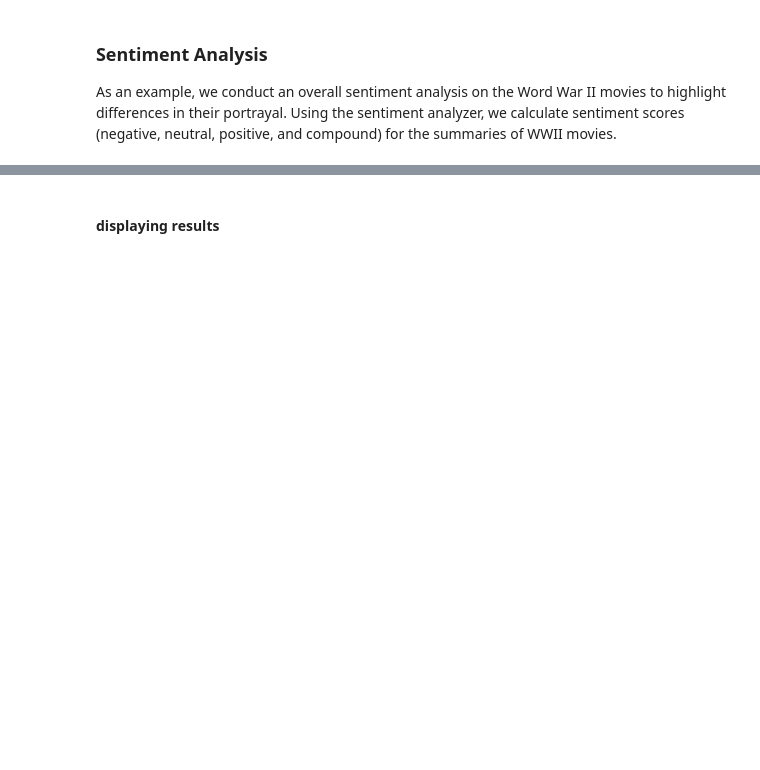
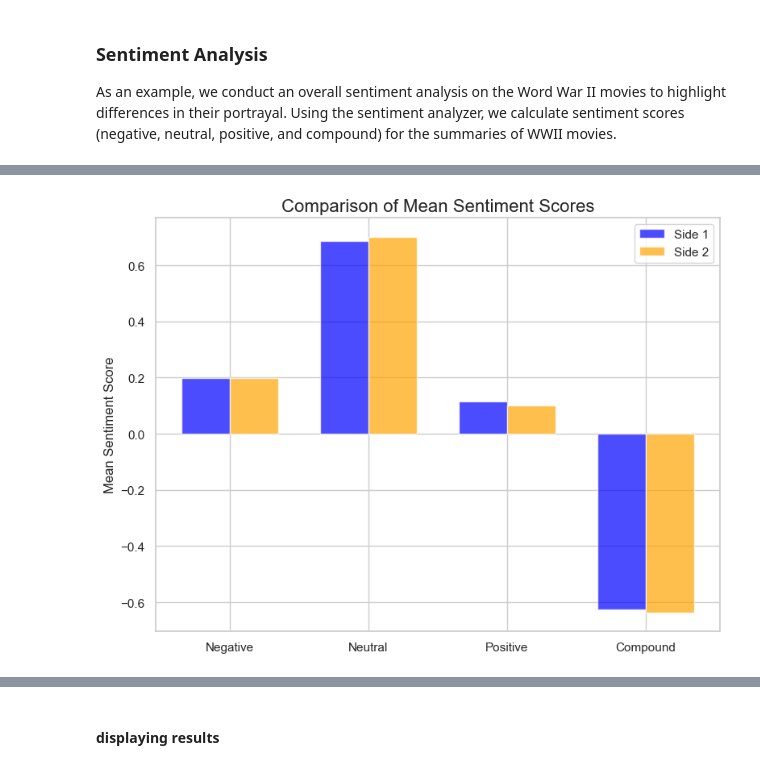
Before and after one commit to epfl-ada/ada-2024-project-americandentalassociation, a Jupyter notebook: results.ipynb, the cells around one changed output, grey strips where cells are left out. Saved outputs shown, nothing was run; the diff lists cells and outputs as text; code cells hidden in the pictures; blank space fills up the shorter version.

```diff
--- a/results.ipynb
+++ b/results.ipynb
@@ -897,14 +1073,21 @@ test_sample=wwii_movies.sample(100)
 As an example, we conduct an overall sentiment analysis on the Word War II movies to highlight differences in their portrayal. Using the sentiment analyzer, we calculate sentiment scores (negative, neutral, positive, and compound) for the summaries of WWII movies.
 # %%
 # Extract the summaries from the sampled movies
-synopses=test_sample["summary"].tolist()
+synopses1=sample_wwii_movies_side1["summary"].tolist()
+synopses2=wwii_movies_side2["summary"].tolist()
 # %%
 # Preprocess the summaries: tokenize and clean the text and Remove stopwords
-processed_docs = []
-for synopsis in synopses:
+processed_docs_1 = []
+processed_docs_2 = []
+for synopsis in synopses1:
     tokens = word_tokenize(synopsis.lower())
     filtered_tokens = [word for word in tokens if word.isalnum() and word not in stop_words]
-    processed_docs.append(filtered_tokens)
+    processed_docs_1.append(filtered_tokens)
+
+for synopsis in synopses2:
+    tokens = word_tokenize(synopsis.lower())
+    filtered_tokens = [word for word in tokens if word.isalnum() and word not in stop_words]
+    processed_docs_2.append(filtered_tokens)
 # %%
 analyzer = SentimentIntensityAnalyzer()
 sentiment_scores = []
@@ -941,0 +1144,83 @@ print(test_sample[['summary', 'neg', 'neu', 'pos', 'compound']])
+# %%
+# Initialisation de l'analyseur de sentiment
+analyzer = SentimentIntensityAnalyzer()
+
+
+# Listes pour stocker les résultats des scores de sentiment
+sentiment_scores_1 = []
+sentiment_scores_2 = []
+
+# Analyse des sentiments pour le premier ensemble de données
+for tokens in processed_docs_1:
+    text = ' '.join(tokens)
+    score = analyzer.polarity_scores(text)
+    sentiment_scores_1.append(score)
+
+# Analyse des sentiments pour le deuxième ensemble de données
+for tokens in processed_docs_2:
+    text = ' '.join(tokens)
+    score = analyzer.polarity_scores(text)
+    sentiment_scores_2.append(score)
+
+# Création des DataFrames pour chaque ensemble
+sentiment_df_1 = pd.DataFrame(sentiment_scores_1)
+sentiment_df_2 = pd.DataFrame(sentiment_scores_2)
+
+# Ajout des scores aux DataFrames originaux (avec les résumés)
+test_sample_1 = sample_wwii_movies_side1.reset_index(drop=True)
+test_sample_2 = wwii_movies_side2.reset_index(drop=True)
+
+test_sample_1 = pd.concat([test_sample_1, sentiment_df_1], axis=1)
+test_sample_2 = pd.concat([test_sample_2, sentiment_df_2], axis=1)
+
+# Calcul des moyennes des scores pour chaque ensemble
+mean_scores_1 = sentiment_df_1.mean()
+mean_scores_2 = sentiment_df_2.mean()
+
+# Visualisation 1 : Comparaison des moyennes des scores de sentiment
+labels = ['Negative', 'Neutral', 'Positive', 'Compound']
+x = np.arange(len(labels))  # Index des catégories
+
+fig, ax = plt.subplots(figsize=(8, 6))
+width = 0.35  # Largeur des barres
+
+ax.bar(x - width/2, mean_scores_1, width, label='Side 1', color='blue', alpha=0.7)
+ax.bar(x + width/2, mean_scores_2, width, label='Side 2', color='orange', alpha=0.7)
+
+ax.set_title("Comparison of Mean Sentiment Scores", fontsize=16)
+ax.set_xticks(x)
+ax.set_xticklabels(labels)
+ax.set_ylabel("Mean Sentiment Score", fontsize=12)
+ax.legend()
+plt.tight_layout()
+plt.show()
+
+# Visualisation 2 : Distribution des scores 'compound' avec des boxplots
+fig, ax = plt.subplots(figsize=(10, 6))
+data = [sentiment_df_1['neg'], sentiment_df_2['neg']]
+ax.boxplot(data, vert=True, patch_artist=True, labels=['Side 1', 'Side 2'],
+           boxprops=dict(facecolor='lightblue', color='blue'), medianprops=dict(color='red'))
+
+ax.set_title("Distribution of Compound Sentiment Scores", fontsize=16)
+ax.set_ylabel("Compound Sentiment Score", fontsize=12)
+plt.tight_layout()
+plt.show()
+
+# Calcul des écarts-types pour chaque ensemble
+std_scores_1 = sentiment_df_1.std()
+std_scores_2 = sentiment_df_2.std()
+print("Écart-type des scores - Side 1:")
+print(std_scores_1)
+print("\nÉcart-type des scores - Side 2:")
+print(std_scores_2)
+
+# Classification des résumés par tonalité dominante
+side1_sentiment_counts = sentiment_df_1[['neg', 'neu', 'pos']].idxmax(axis=1).value_counts()
+side2_sentiment_counts = sentiment_df_2[['neg', 'neu', 'pos']].idxmax(axis=1).value_counts()
+
+print("Répartition des tonalités - Side 1:")
+print(side1_sentiment_counts)
+print("\nRépartition des tonalités - Side 2:")
+print(side2_sentiment_counts)
+# %% [output]
+[figure, added]
```
Also changed, not shown: parts of 15 cells of this notebook, 3 other files.
